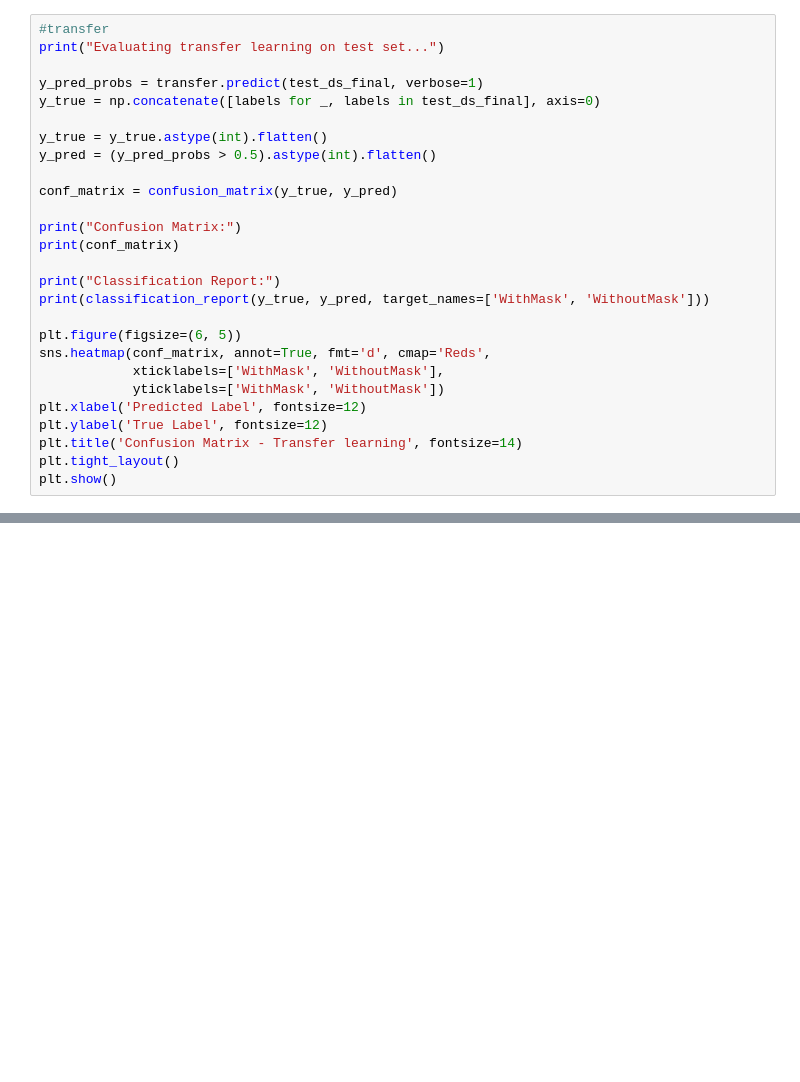
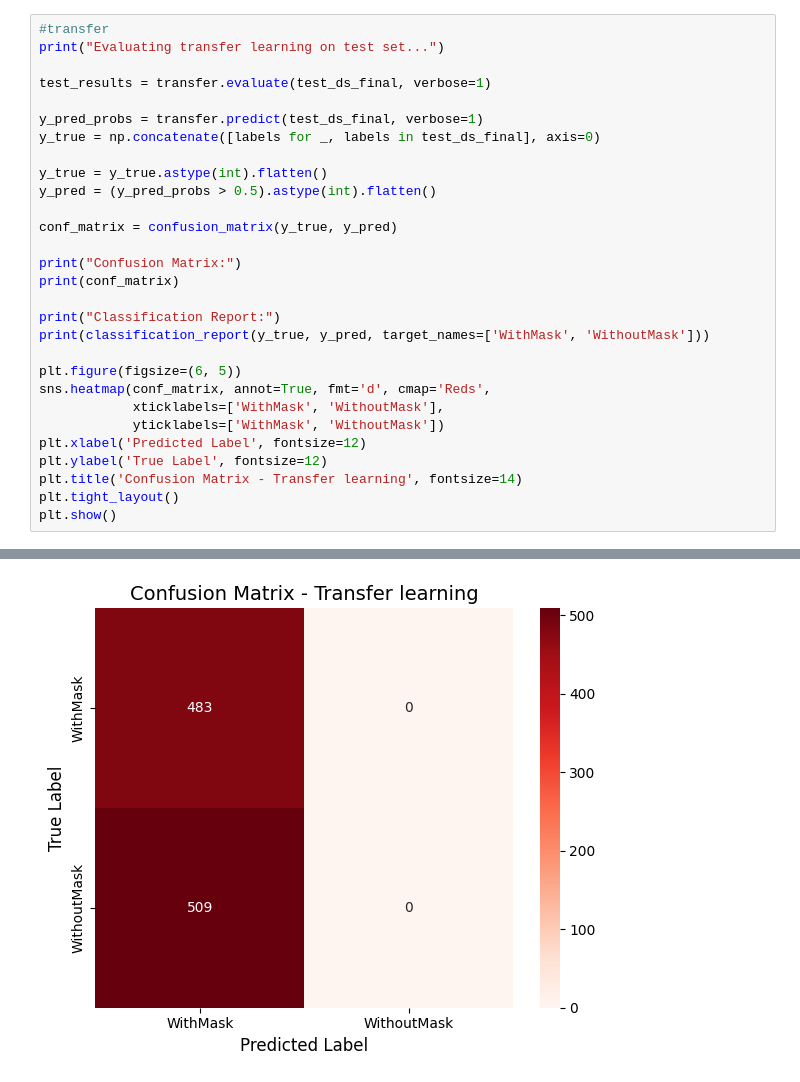
Before and after one commit to ngocmai141106/DNN-project1-G1-Facemask, a Jupyter notebook: code/06_pred.ipynb, the cells around one changed output, grey strips where cells are left out. Saved outputs shown, nothing was run; the diff lists cells and outputs as text; blank space fills up the shorter version.

```diff
--- a/code/06_pred.ipynb
+++ b/code/06_pred.ipynb
@@ -118,6 +160,8 @@ plt.show()
 # %%
 #transfer
 print("Evaluating transfer learning on test set...")
+
+test_results = transfer.evaluate(test_ds_final, verbose=1)
 
 y_pred_probs = transfer.predict(test_ds_final, verbose=1)
 y_true = np.concatenate([labels for _, labels in test_ds_final], axis=0)
@@ -142,3 +186,4 @@ plt.ylabel('True Label', fontsize=12)
 plt.title('Confusion Matrix - Transfer learning', fontsize=14)
 plt.tight_layout()
 plt.show()
+# %% [output]
@@ -144,0 +205 @@ plt.show()
+[figure, added]
```
Also changed, not shown: parts of 6 cells of this notebook, 2 other files.
